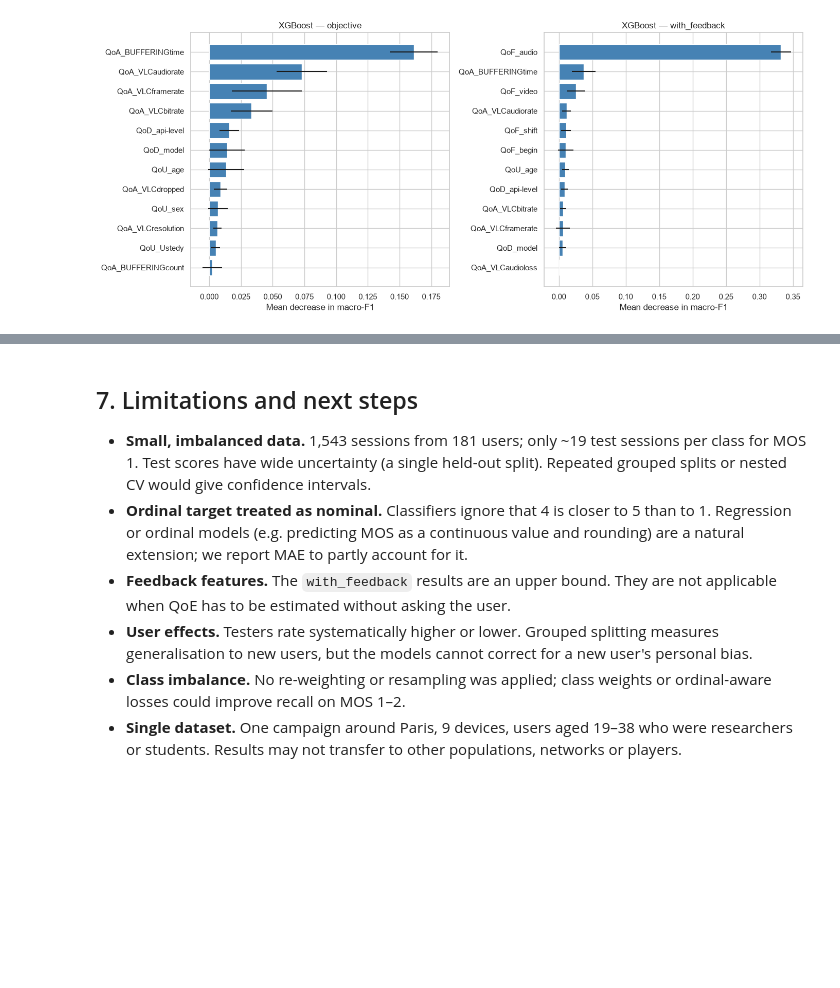
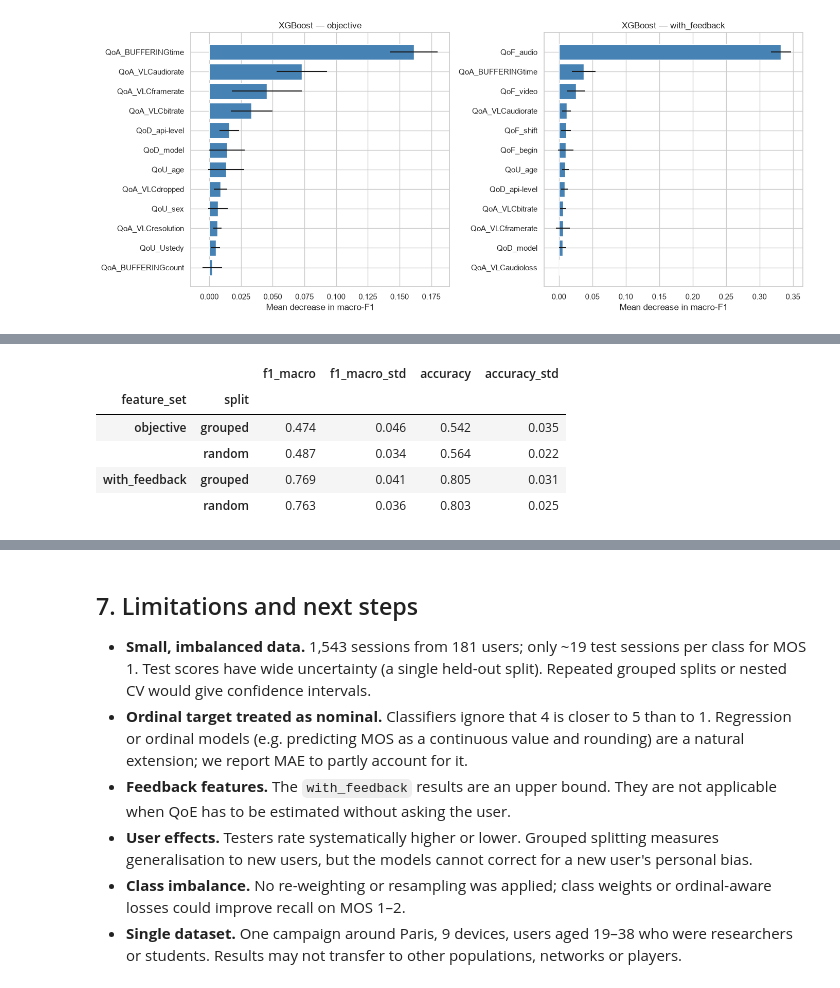
Before and after one commit to salmaimassadan/Qoe-Poqemon-project, a Jupyter notebook: notebooks/poqemon-qoe-project.ipynb, the cells around one changed output, grey strips where cells are left out. Drawn from its saved outputs; the diff is of its cells as text; code cells hidden in the pictures; blank space fills up the shorter version.

```diff
--- a/notebooks/poqemon-qoe-project.ipynb
+++ b/notebooks/poqemon-qoe-project.ipynb
@@ -565,3 +571,31 @@ plt.show()
+# %%
+from sklearn.base import clone
+from sklearn.model_selection import cross_validate
+
+rows = []
+for _, row in champions.iterrows():
+    cols = FEATURE_SETS[row.feature_set]
+    est = clone(searches[row.feature_set, row.model].best_estimator_)
+    for split, splitter in [("random", StratifiedKFold), ("grouped", StratifiedGroupKFold)]:
+        for rep in range(5):
+            cv_rep = splitter(n_splits=CV_FOLDS, shuffle=True, random_state=SEED + rep)
+            r = cross_validate(est, X_train[cols], y_train, cv=cv_rep, n_jobs=-1,
+                               groups=groups_train if split == "grouped" else None,
+                               scoring=["f1_macro", "accuracy"])
+            rows += [{"feature_set": row.feature_set, "split": split, "f1_macro": f, "accuracy": a}
+                     for f, a in zip(r["test_f1_macro"], r["test_accuracy"])]
+split_effect = (pd.DataFrame(rows).groupby(["feature_set", "split"])
+                .agg(f1_macro=("f1_macro", "mean"), f1_macro_std=("f1_macro", "std"),
+                     accuracy=("accuracy", "mean"), accuracy_std=("accuracy", "std")))
+split_effect.to_csv(RESULTS_DIR / "split_effect.csv")
+split_effect.round(3)
+# %% [output]
+|  |  | f1_macro | f1_macro_std | accuracy | accuracy_std |
+| feature_set | split |  |  |  |  |
+| objective | grouped | 0.474 | 0.046 | 0.542 | 0.035 |
+|  | random | 0.487 | 0.034 | 0.564 | 0.022 |
+| with_feedback | grouped | 0.769 | 0.041 | 0.805 | 0.031 |
+|  | random | 0.763 | 0.036 | 0.803 | 0.025 |
 # %% [markdown]
 ### Interpretation
 
```
Also changed, not shown: parts of 5 cells of this notebook, 12 other files.
